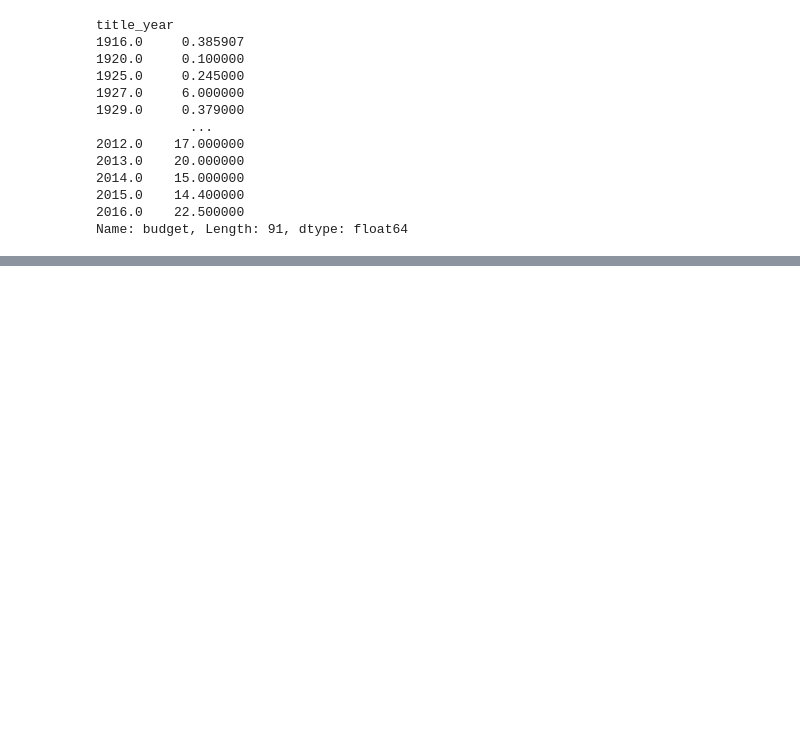
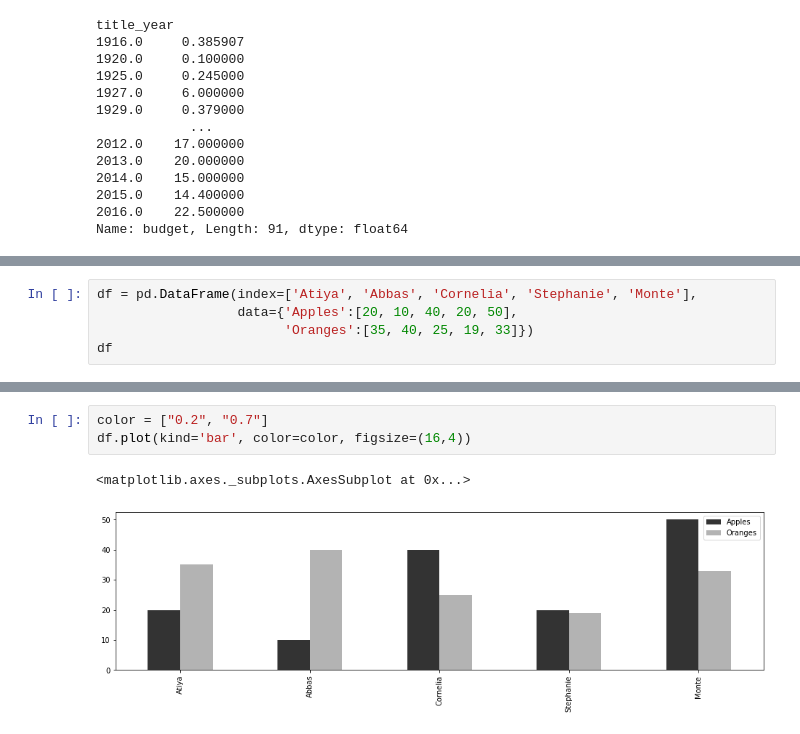
Before and after one commit to son50git/PKT_004_Visualizaiton_PY_MTL, a Jupyter notebook: PKT_004_Rework_02.ipynb, the cells around one changed output, grey strips where cells are left out. Saved outputs shown, nothing was run; the diff lists cells and outputs as text; blank space fills up the shorter version.

```diff
--- a/PKT_004_Rework_02.ipynb
+++ b/PKT_004_Rework_02.ipynb
@@ -349,0 +403,5 @@ Name: budget, Length: 91, dtype: float64
+# %%
+df = pd.DataFrame(index=['Atiya', 'Abbas', 'Cornelia', 'Stephanie', 'Monte'],
+                  data={'Apples':[20, 10, 40, 20, 50],
+                        'Oranges':[35, 40, 25, 19, 33]})
+df
@@ -349,0 +415,6 @@ Name: budget, Length: 91, dtype: float64
+# %%
+color = ["0.2", "0.7"]
+df.plot(kind='bar', color=color, figsize=(16,4))
+# %% [output]
+<matplotlib.axes._subplots.AxesSubplot at 0x...>
+[figure, added]
```
Also changed, not shown: parts of 31 cells of this notebook.
